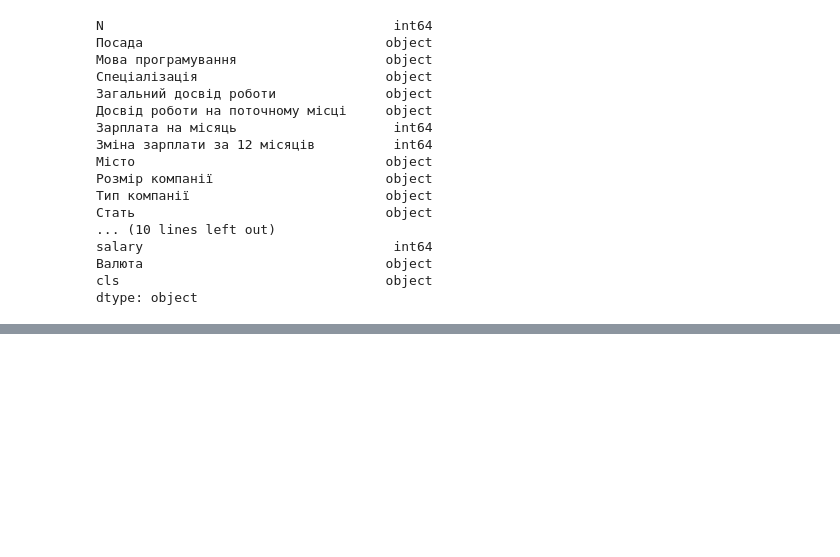
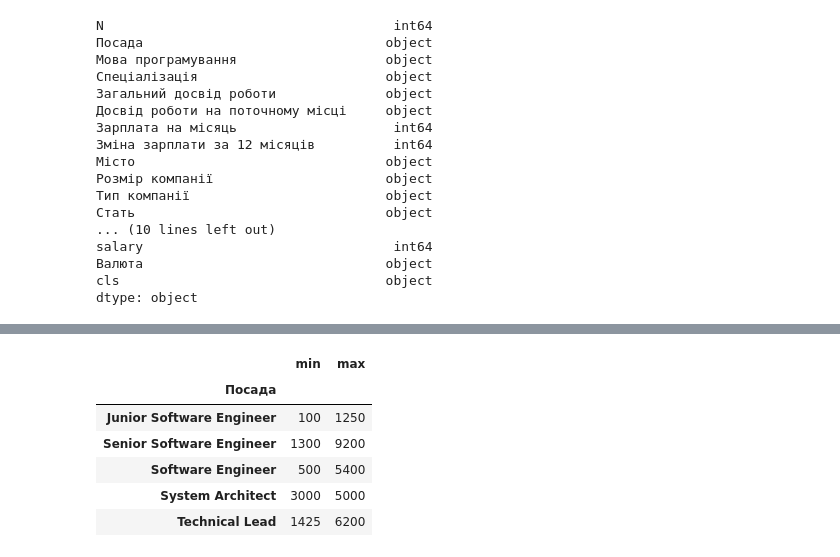
Before and after one commit to Korniev/Data-Sciense, a Jupyter notebook: hw_02/Hw_2.2.ipynb, the cells around one changed output, grey strips where cells are left out. Saved outputs shown, nothing was run; the diff lists cells and outputs as text; code cells hidden in the pictures; blank space fills up the shorter version.

```diff
--- a/hw_02/Hw_2.2.ipynb
+++ b/hw_02/Hw_2.2.ipynb
@@ -76,0 +212,14 @@ dtype: object
+# %%
+# Створіть новий DataFrame, де для згрупованих даних за стовпчиком "Посада", виконайте агрегацію даних за допомогою методу agg і знайдіть мінімальне та максимальне значення у стовпчику "Зарплата на місяць"
+
+aggregated_salary = grouped_by_position['Зарплата на місяць'].agg(['min', 'max'])
+
+aggregated_salary
+# %% [output]
+|  | min | max |
+| Посада |  |  |
+| Junior Software Engineer | 100 | 1250 |
+| Senior Software Engineer | 1300 | 9200 |
+| Software Engineer | 500 | 5400 |
+| System Architect | 3000 | 5000 |
+| Technical Lead | 1425 | 6200 |
```
Also changed, not shown: parts of 8 cells of this notebook.
